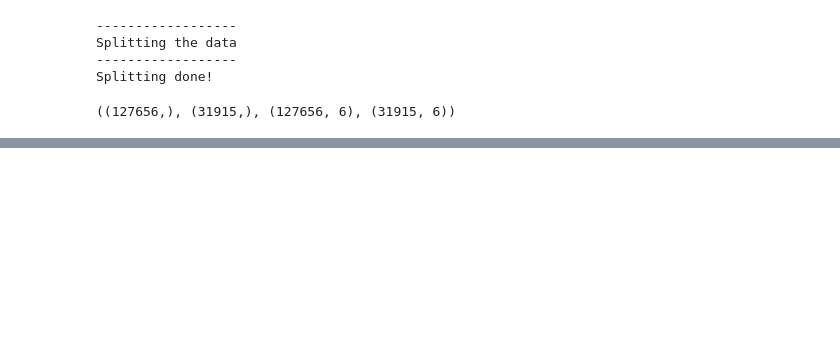
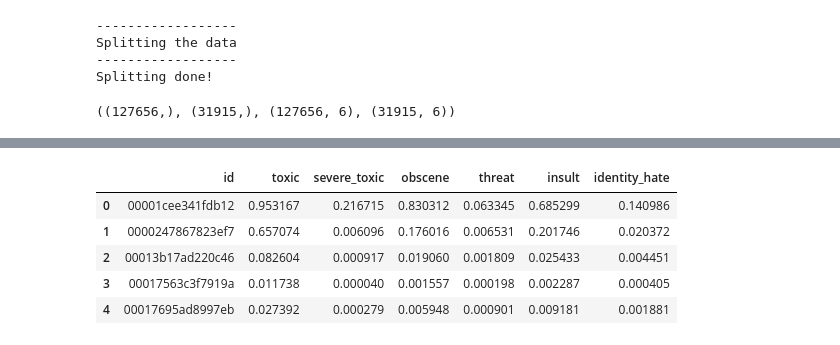
Before and after one commit to gloryodeyemi/COMP_8610_Project_02, a Jupyter notebook: main.ipynb, the cells around one changed output, grey strips where cells are left out. Saved outputs shown, nothing was run; the diff lists cells and outputs as text; code cells hidden in the pictures; blank space fills up the shorter version.

```diff
--- a/main.ipynb
+++ b/main.ipynb
@@ -73,0 +172,2 @@ Splitting done!
+# %%
+model = lstm.load_model()
@@ -73,0 +176,5 @@ Splitting done!
+# %%
+col_id = test_data['id']
+labels = ['toxic', 'severe_toxic', 'obscene', 'threat', 'insult', 'identity_hate']
+
+pred_result = lstm.make_predictions(model, test_pad, col_id, labels)
@@ -73,0 +183,9 @@ Splitting done!
+# %%
+pred_result.head()
+# %% [output]
+|  | id | toxic | severe_toxic | obscene | threat | insult | identity_hate |
+| 0 | 00001cee341fdb12 | 0.953167 | 0.216715 | 0.830312 | 0.063345 | 0.685299 | 0.140986 |
+| 1 | 0000247867823ef7 | 0.657074 | 0.006096 | 0.176016 | 0.006531 | 0.201746 | 0.020372 |
+| 2 | 00013b17ad220c46 | 0.082604 | 0.000917 | 0.019060 | 0.001809 | 0.025433 | 0.004451 |
+| 3 | 00017563c3f7919a | 0.011738 | 0.000040 | 0.001557 | 0.000198 | 0.002287 | 0.000405 |
+| 4 | 00017695ad8997eb | 0.027392 | 0.000279 | 0.005948 | 0.000901 | 0.009181 | 0.001881 |
```
Also changed, not shown: parts of 13 cells of this notebook, 6 other files.
